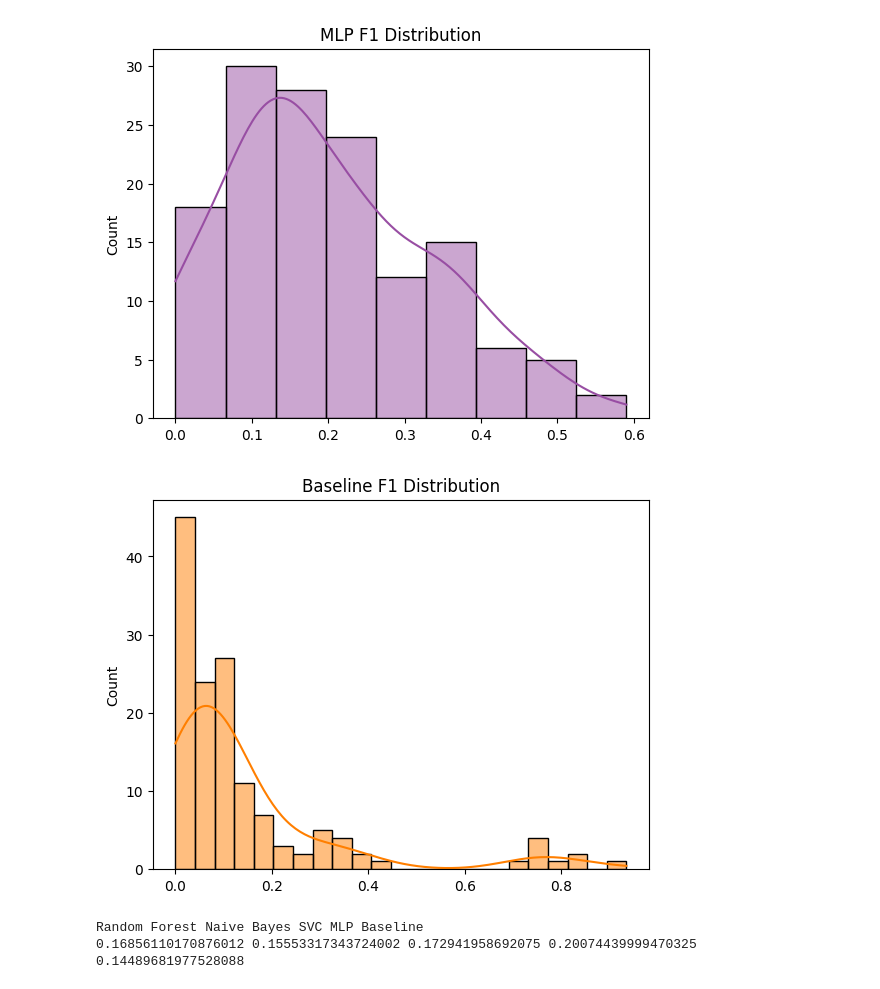
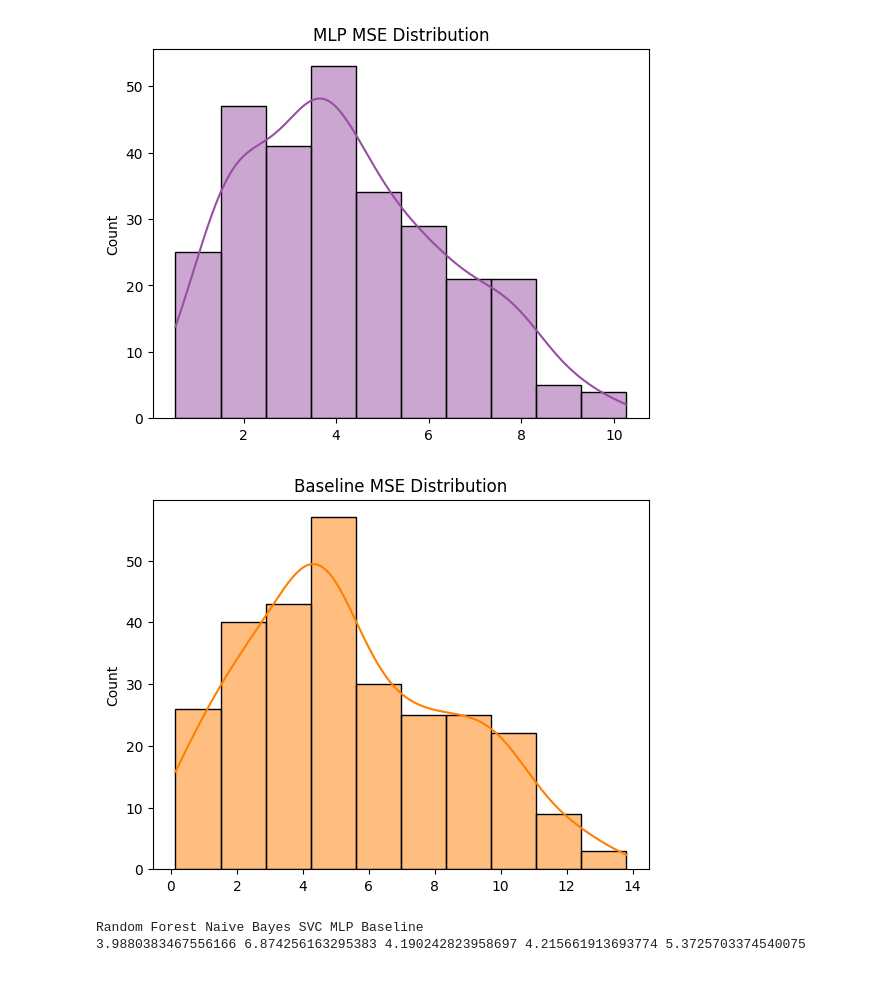
Before and after one commit to PeterVL02/02445-Individual, a Jupyter notebook: model_evaluation.ipynb, the cells around one changed output. Drawn from its saved outputs; the diff is of its cells as text; code cells hidden in the pictures.

Commit message:
MSE metric data

```diff
--- a/model_evaluation.ipynb
+++ b/model_evaluation.ipynb
@@ -6,17 +6,20 @@ from sklearn.metrics import accuracy_score, precision_score, recall_score, f1_sc
 from resources import load_data, custom_k_fold_split, standardize_data
 from tqdm import tqdm
 
-def fit_and_evaluate_model(model, X, y, metric: str = 'f1'):
+def custom_F1_weighted(y_test, predictions):
+    return f1_score(y_test, predictions, average='weighted', zero_division=0)
+
+def custom_mean_squared_error(y_test, predictions):
+    return np.mean((y_test-predictions)**2)
+
+def fit_and_evaluate_model(model, X, y, metric: callable = custom_F1_weighted):
     metric_ = []
     for fold in custom_k_fold_split(X, y, method='individual'):
         X_train, X_test, y_train, y_test = fold
         X_train, X_test = standardize_data(X_train, X_test)
         model.fit(X_train, y_train)
         predictions = model.predict(X_test)
-        if metric == 'accuracy':
-            metric_.append(accuracy_score(y_test, predictions))
-        elif metric == 'f1':
-            metric_.append(f1_score(y_test, predictions, average='weighted', zero_division=0))
+        metric_.append(metric(y_test, predictions))
 
     return metric_
 
@@ -33,7 +36,7 @@ def no_resample():
     X, y = load_data('data/HR_data.csv')
     return [(X, y)]
 
-def bootstrap_evaluation(model, sets, metric: str = 'f1'):
+def bootstrap_evaluation(model, sets, metric: callable = custom_F1_weighted):
     bootstrap_results = {
         'metric': []
     }
@@ -55,9 +58,13 @@ from sklearn.svm import SVC
 from sklearn.naive_bayes import GaussianNB
 from sklearn.neural_network import MLPClassifier
 
-_METRIC_ = 'f1'
+# _METRIC_ = custom_F1_weighted
+# _METRIC_NAME_ = 'f1'
 
-data = custom_resample(10, 1000)
+_METRIC_ = custom_mean_squared_error
+_METRIC_NAME_ = 'MSE'
+
+data = custom_resample(20, 1000)
 
 acc = bootstrap_evaluation(RandomForestClassifier, data, metric=_METRIC_)
 nb_acc = bootstrap_evaluation(GaussianNB, data, metric=_METRIC_)
@@ -73,8 +80,8 @@ import matplotlib.pyplot as plt
 colors = sns.color_palette('Set1', n_colors=5)
 for model, metric, color in zip(models, metrics, colors):
     sns.histplot(metric, color=color, kde=True, label=model)
-    plt.title(f'{model} {_METRIC_.capitalize()} Distribution')
-    plt.savefig(f'plots/{model}_{_METRIC_}_dist.png')
+    plt.title(f'{model} {_METRIC_NAME_ } Distribution')
+    plt.savefig(f'plots/{model}_{_METRIC_NAME_}_dist.png')
     plt.show()
 
 print('Random Forest', 'Naive Bayes', 'SVC', 'MLP','Baseline')
@@ -91,6 +98,6 @@ for model, metric in zip(models, metrics):
-[figure, old version]
+[figure, new version]
-[figure, old version]
+[figure, new version]
 Random Forest Naive Bayes SVC MLP Baseline
-0.16856110170876012 0.15553317343724002 0.172941958692075 0.20074439999470325 0.14489681977528088
+3.9880383467556166 6.874256163295383 4.190242823958697 4.215661913693774 5.3725703374540075
 # %%
 from scipy import stats
```
Also changed, not shown: parts of 7 cells of this notebook, 22 other files.
